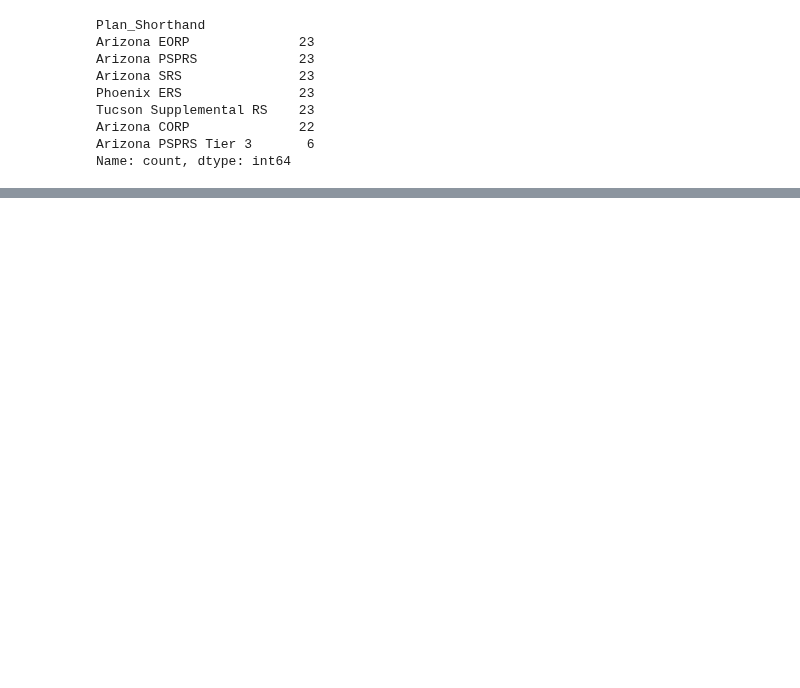
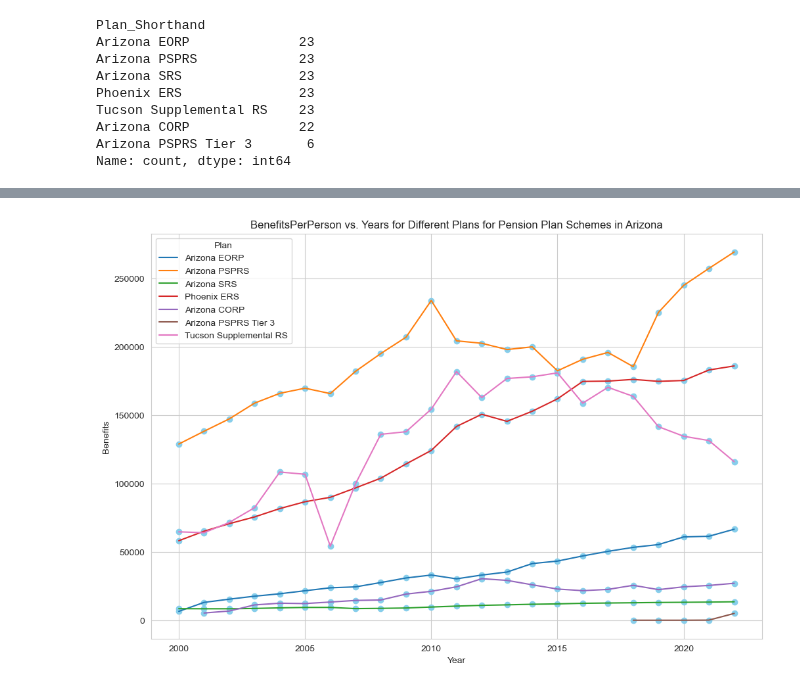
Before and after one commit to saeel-g/EquableInsights_DBFinance, a Jupyter notebook: Graphs/graphs.ipynb, the cells around one changed output, grey strips where cells are left out. Cells and saved outputs as stored; diff of their text form; code cells hidden in the pictures; blank space fills up the shorter version.

```diff
--- a/Graphs/graphs.ipynb
+++ b/Graphs/graphs.ipynb
@@ -93,0 +138,19 @@ plt.show()
+# %%
+sns.set_style("whitegrid")
+
+# Create the benefits vs. year plot with different plans
+plt.figure(figsize=(12,8))
+sns.lineplot(x='Year', y='BenefitsPerPerson', data=data1, hue='Plan_Shorthand')
+for plan in data1['Plan_Shorthand'].unique():
+    plan_data = data1[data1['Plan_Shorthand'] == plan]
+    for _, row in plan_data.iterrows():
+        plt.scatter(row['Year'], row['BenefitsPerPerson'], color='skyblue', marker='o')
+# Customize the plot
+plt.xlabel('Year')
+plt.ylabel('Benefits')
+plt.title('BenefitsPerPerson vs. Years for Different Plans for Pension Plan Schemes in Arizona')
+plt.legend(title='Plan')
+# Show the plot
+plt.show()
+# %% [output]
+[figure, added]
```
Also changed, not shown: parts of 7 cells of this notebook.
